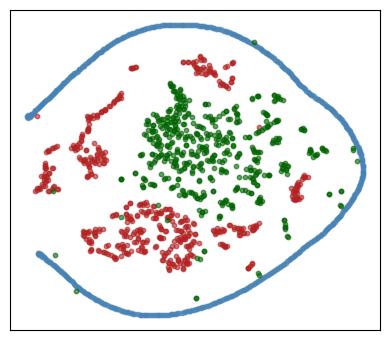
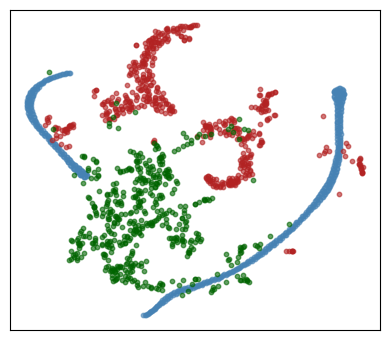
Unified diff of the notebook cell whose output changed from the first chart to the second:
--- before
+++ after
@@ -1,3 +1,4 @@
 from sklearn.manifold import TSNE
+k = 4
 U_tr_k = U_tr[:, :k]   # (N, k)
 U_th_k = U_th[:, :k]   # (N, k)
@@ -5,5 +6,5 @@
 U_all = np.concatenate([U_tr_k, U_th_k, U_sp_k]) 
 print(U_all.shape)
-tsne = TSNE(n_components=2, perplexity=10, random_state=0)
+tsne = TSNE(n_components=2, perplexity=50)
 U_tsne = tsne.fit_transform(U_all)
 
@@ -15,10 +16,13 @@
 # Plot
 plt.figure(figsize=(4, 3.5))
+# ax = plt.axes(projection='3d')
+# ax.scatter(Z_th[:, 0], Z_th[:, 1], Z_th[:, 2], color='steelblue', label=r'Time $W_{rc}$ (idealised)', alpha=0.6, s=10)
+# ax.scatter(Z_tr[:, 0], Z_tr[:, 1], Z_tr[:, 2], color='firebrick', label=r'Time $W_{rc}$ (trained)', alpha=0.6, s=10)
+# ax.scatter(Z_sp[:, 0], Z_sp[:, 1], Z_sp[:, 2], color='darkgreen', label=r'Space $W_{rc}$ (trained)', alpha=0.6, s=10)
 plt.scatter(Z_th[:, 0], Z_th[:, 1], color='steelblue', label=r'Time $W_{rc}$ (idealised)', alpha=0.6, s=10)
 plt.scatter(Z_tr[:, 0], Z_tr[:, 1], color='firebrick', label=r'Time $W_{rc}$ (trained)', alpha=0.6, s=10)
 plt.scatter(Z_sp[:, 0], Z_sp[:, 1], color='darkgreen', label=r'Space $W_{rc}$ (trained)', alpha=0.6, s=10)
-# plt.legend()
 plt.xticks([])
 plt.yticks([])
 plt.tight_layout()
-plt.savefig('tsne.png', transparent=True, dpi=500)
+# plt.savefig('tsne.png', transparent=True, dpi=500)

Commit: remove tSNE